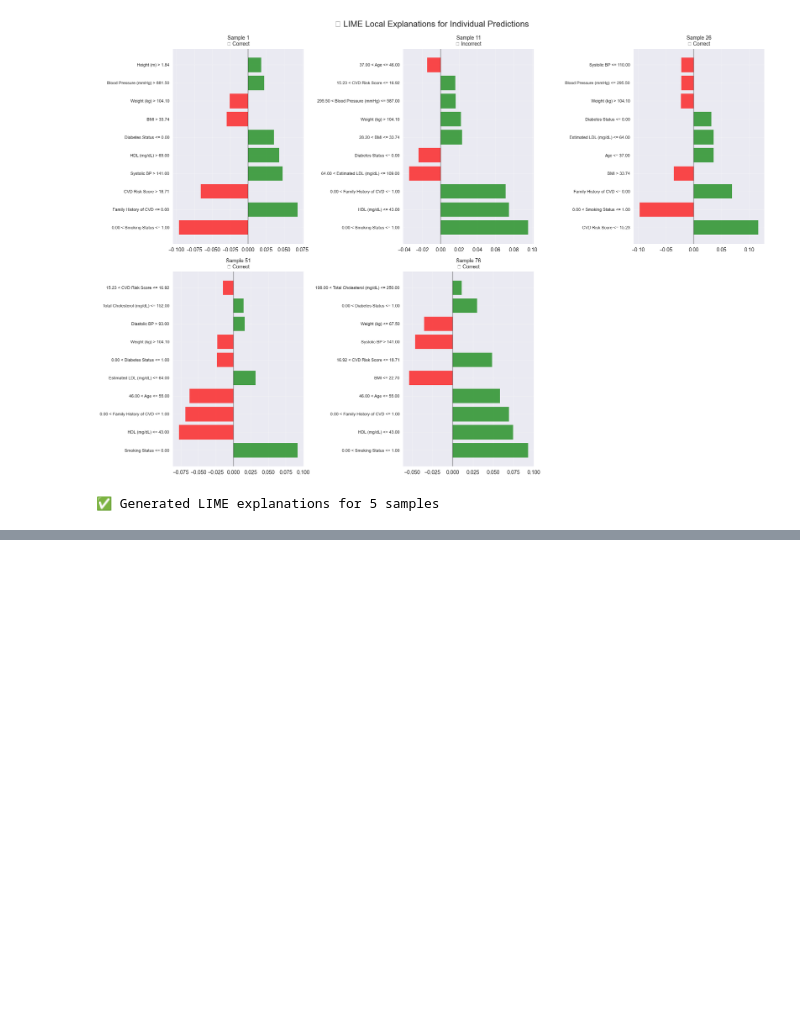
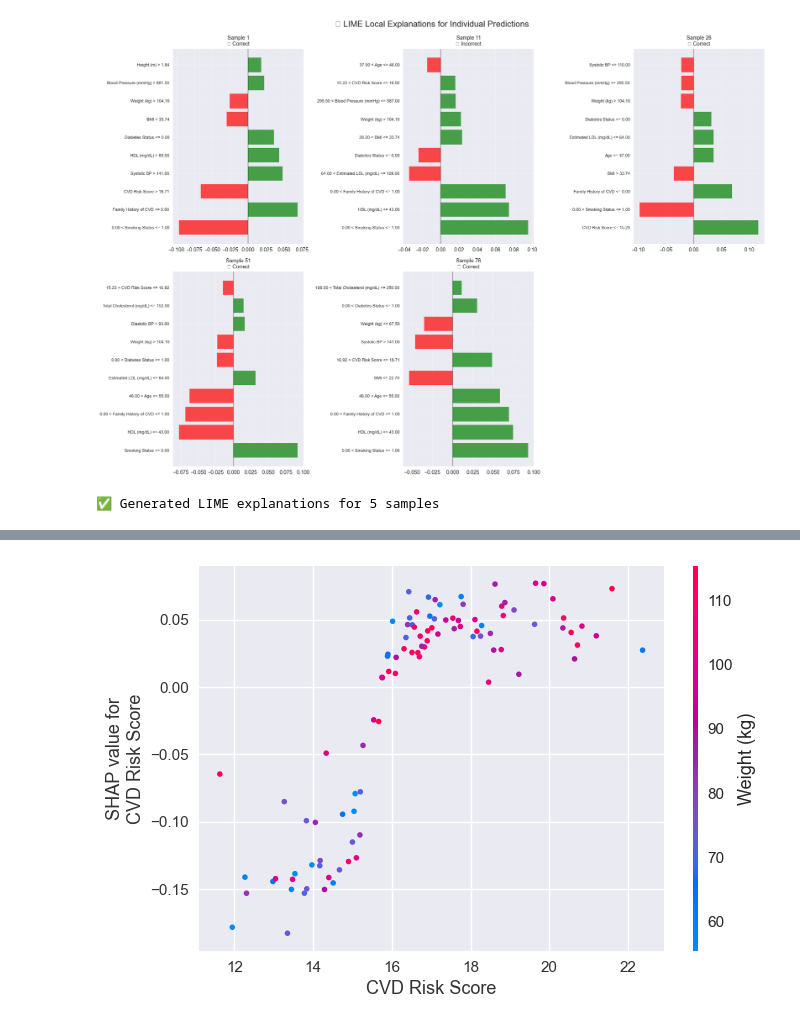
Before and after one commit to Moon1570/cvd-bd-ml-dl-xai, a Jupyter notebook: CVD_Analysis.ipynb, the cells around one changed output, grey strips where cells are left out. Cells and saved outputs as stored; diff of their text form; code cells hidden in the pictures; blank space fills up the shorter version.

```diff
--- a/CVD_Analysis.ipynb
+++ b/CVD_Analysis.ipynb
@@ -5377 +5418,6 @@ ValueError: Per-column arrays must each be 1-dimensional
+# %%
+top_feat = shap_importance_df.loc[0, "Feature"]
+shap.dependence_plot(top_feat, shap_2d, X_test_xai.iloc[:n_samples])
+# %% [output]
+[figure, added]
 # %%
```
Also changed, not shown: parts of 19 cells of this notebook.
